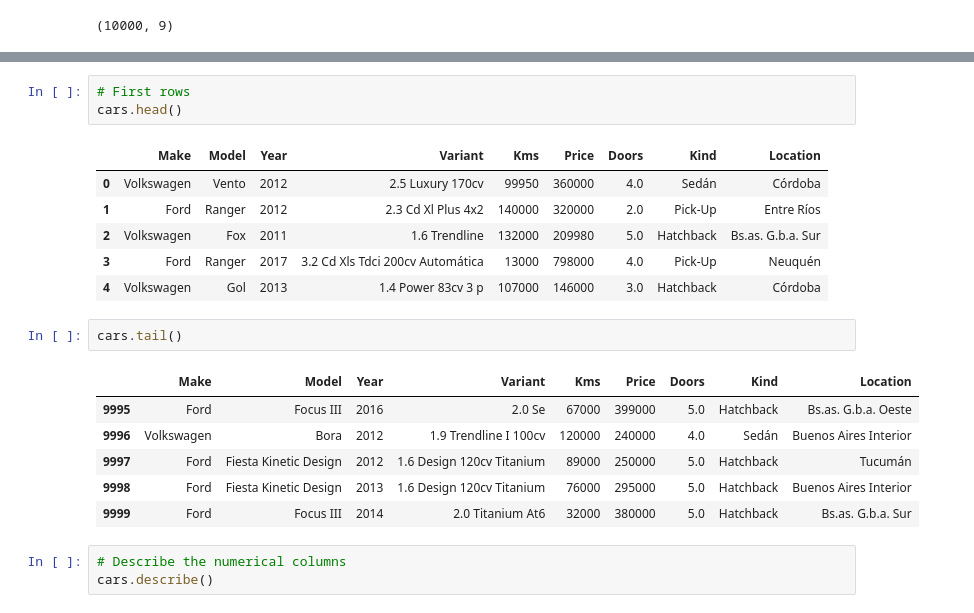
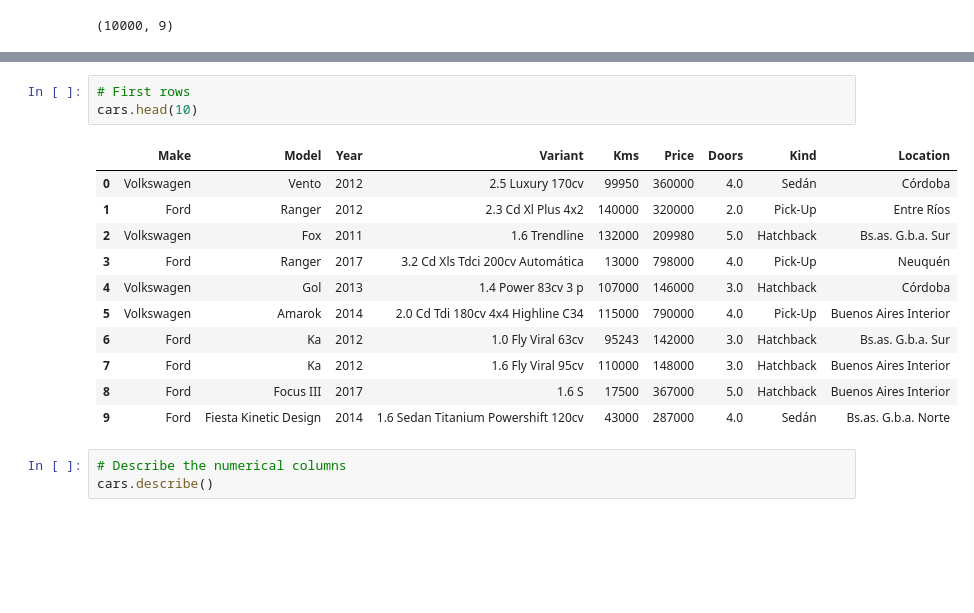
Before and after one commit to ReDI-School/nrw-data-analytics, a Jupyter notebook: 1_Kick_Off_Lecture.ipynb, the cells around one changed output, grey strips where cells are left out. Drawn from its saved outputs; the diff is of its cells as text; blank space fills up the shorter version.

```diff
--- a/1_Kick_Off_Lecture.ipynb
+++ b/1_Kick_Off_Lecture.ipynb
@@ -51,23 +49,19 @@ dtypes: float64(1), int64(3), object(5)
 memory usage: 703.2+ KB
 # %%
 # First rows
-cars.head()
+cars.head(10)
 # %% [output]
 |  | Make | Model | Year | Variant | Kms | Price | Doors | Kind | Location |
 | 0 | Volkswagen | Vento | 2012 | 2.5 Luxury 170cv | 99950 | 360000 | 4.0 | Sedán | Córdoba |
 | 1 | Ford | Ranger | 2012 | 2.3 Cd Xl Plus 4x2 | 140000 | 320000 | 2.0 | Pick-Up | Entre Ríos |
 | 2 | Volkswagen | Fox | 2011 | 1.6 Trendline | 132000 | 209980 | 5.0 | Hatchback | Bs.as. G.b.a. Sur |
 | 3 | Ford | Ranger | 2017 | 3.2 Cd Xls Tdci 200cv Automática | 13000 | 798000 | 4.0 | Pick-Up | Neuquén |
 | 4 | Volkswagen | Gol | 2013 | 1.4 Power 83cv 3 p | 107000 | 146000 | 3.0 | Hatchback | Córdoba |
+| 5 | Volkswagen | Amarok | 2014 | 2.0 Cd Tdi 180cv 4x4 Highline C34 | 115000 | 790000 | 4.0 | Pick-Up | Buenos Aires Interior |
+| 6 | Ford | Ka | 2012 | 1.0 Fly Viral 63cv | 95243 | 142000 | 3.0 | Hatchback | Bs.as. G.b.a. Sur |
+| 7 | Ford | Ka | 2012 | 1.6 Fly Viral 95cv | 110000 | 148000 | 3.0 | Hatchback | Buenos Aires Interior |
+| 8 | Ford | Focus III | 2017 | 1.6 S | 17500 | 367000 | 5.0 | Hatchback | Buenos Aires Interior |
+| 9 | Ford | Fiesta Kinetic Design | 2014 | 1.6 Sedan Titanium Powershift 120cv | 43000 | 287000 | 4.0 | Sedán | Bs.as. G.b.a. Norte |
-# %%
-cars.tail()
-# %% [output]
-|  | Make | Model | Year | Variant | Kms | Price | Doors | Kind | Location |
-| 9995 | Ford | Focus III | 2016 | 2.0 Se | 67000 | 399000 | 5.0 | Hatchback | Bs.as. G.b.a. Oeste |
-| 9996 | Volkswagen | Bora | 2012 | 1.9 Trendline I 100cv | 120000 | 240000 | 4.0 | Sedán | Buenos Aires Interior |
-| 9997 | Ford | Fiesta Kinetic Design | 2012 | 1.6 Design 120cv Titanium | 89000 | 250000 | 5.0 | Hatchback | Tucumán |
-| 9998 | Ford | Fiesta Kinetic Design | 2013 | 1.6 Design 120cv Titanium | 76000 | 295000 | 5.0 | Hatchback | Buenos Aires Interior |
-| 9999 | Ford | Focus III | 2014 | 2.0 Titanium At6 | 32000 | 380000 | 5.0 | Hatchback | Bs.as. G.b.a. Sur |
 # %%
 # Describe the numerical columns
 cars.describe()
```
Also changed, not shown: parts of 30 cells of this notebook.
